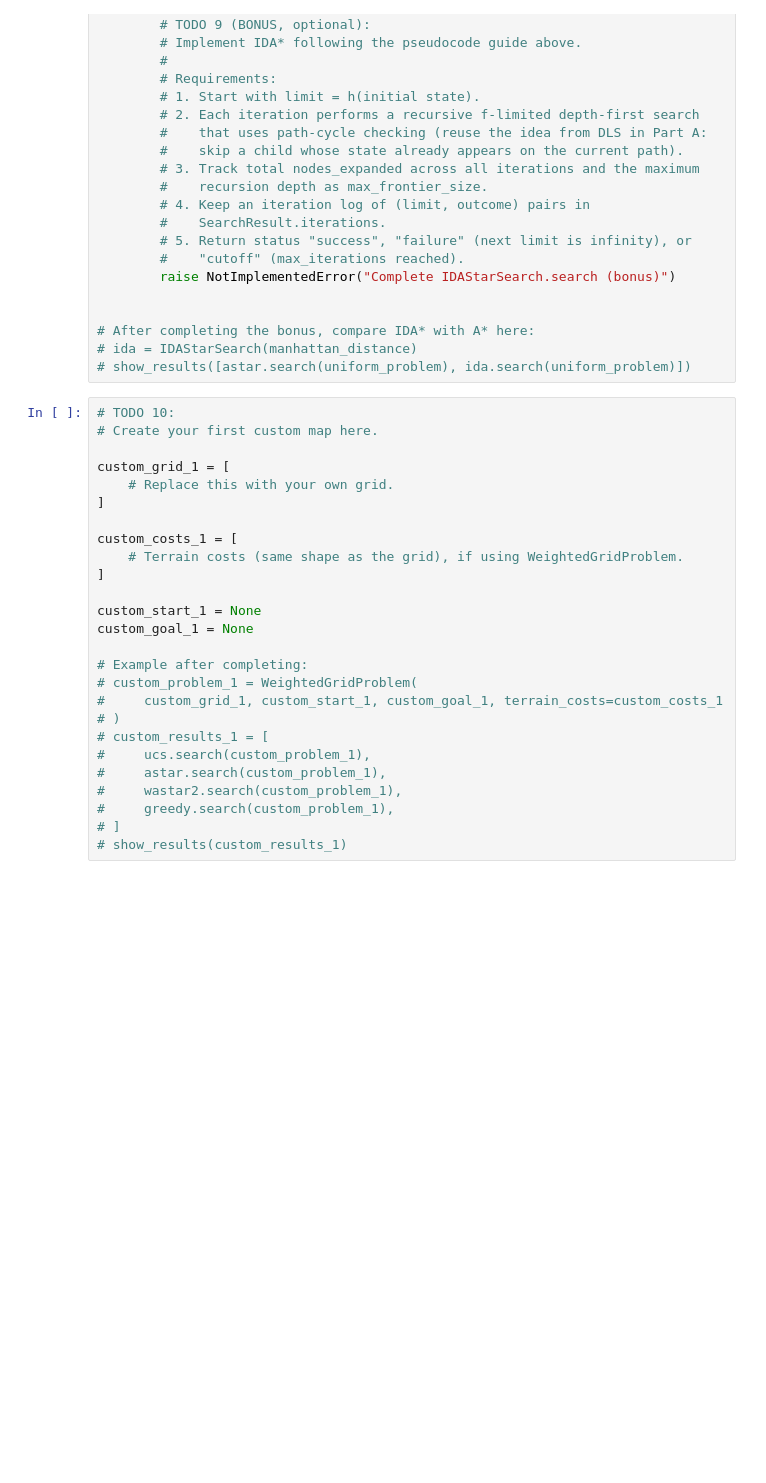
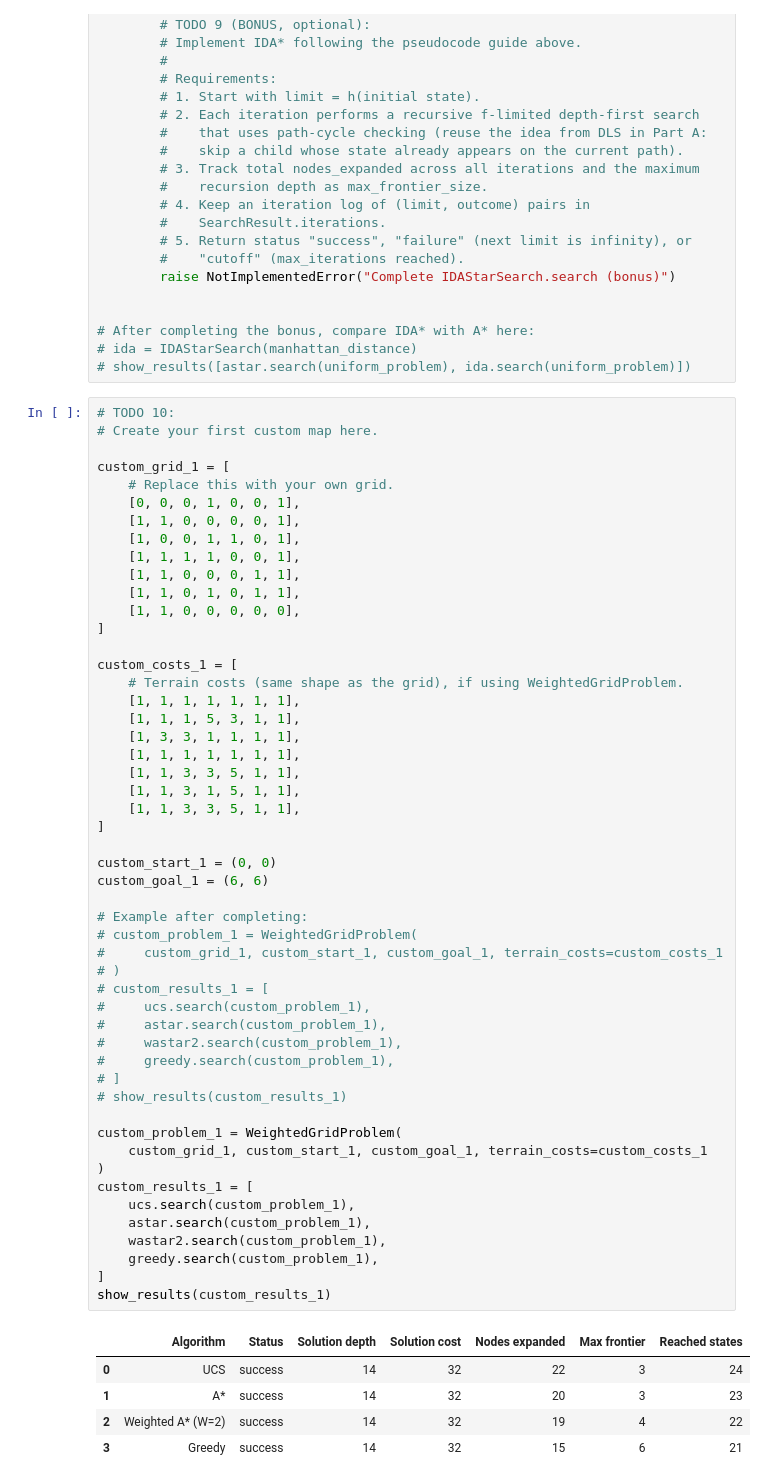
Before and after one commit to dbbarimah/ai-course-lab1, a Jupyter notebook: Lab_1_Part_B.ipynb, the cells around one changed output. Saved outputs shown, nothing was run; the diff lists cells and outputs as text; blank space fills up the shorter version.

```diff
--- a/Lab_1_Part_B.ipynb
+++ b/Lab_1_Part_B.ipynb
@@ -818,29 +819,60 @@ class IDAStarSearch(SearchAlgorithm):
 # %%
 # TODO 10:
 # Create your first custom map here.
 
 custom_grid_1 = [
     # Replace this with your own grid.
+    [0, 0, 0, 1, 0, 0, 1],
+    [1, 1, 0, 0, 0, 0, 1],
+    [1, 0, 0, 1, 1, 0, 1],
+    [1, 1, 1, 1, 0, 0, 1],
+    [1, 1, 0, 0, 0, 1, 1],
+    [1, 1, 0, 1, 0, 1, 1],
+    [1, 1, 0, 0, 0, 0, 0],
 ]
 
 custom_costs_1 = [
     # Terrain costs (same shape as the grid), if using WeightedGridProblem.
+    [1, 1, 1, 1, 1, 1, 1],
+    [1, 1, 1, 5, 3, 1, 1],
+    [1, 3, 3, 1, 1, 1, 1],
+    [1, 1, 1, 1, 1, 1, 1],
+    [1, 1, 3, 3, 5, 1, 1],
+    [1, 1, 3, 1, 5, 1, 1],
+    [1, 1, 3, 3, 5, 1, 1],
 ]
 
-custom_start_1 = None
-custom_goal_1 = None
+custom_start_1 = (0, 0)
+custom_goal_1 = (6, 6)
 
 # Example after completing:
 # custom_problem_1 = WeightedGridProblem(
 #     custom_grid_1, custom_start_1, custom_goal_1, terrain_costs=custom_costs_1
 # )
 # custom_results_1 = [
 #     ucs.search(custom_problem_1),
 #     astar.search(custom_problem_1),
 #     wastar2.search(custom_problem_1),
 #     greedy.search(custom_problem_1),
 # ]
 # show_results(custom_results_1)
+
+custom_problem_1 = WeightedGridProblem(
+    custom_grid_1, custom_start_1, custom_goal_1, terrain_costs=custom_costs_1
+)
+custom_results_1 = [
+    ucs.search(custom_problem_1),
+    astar.search(custom_problem_1),
+    wastar2.search(custom_problem_1),
+    greedy.search(custom_problem_1),
+]
+show_results(custom_results_1)
+# %% [output]
+|  | Algorithm | Status | Solution depth | Solution cost | Nodes expanded | Max frontier | Reached states |
+| 0 | UCS | success | 14 | 32 | 22 | 3 | 24 |
+| 1 | A* | success | 14 | 32 | 20 | 3 | 23 |
+| 2 | Weighted A* (W=2) | success | 14 | 32 | 19 | 4 | 22 |
+| 3 | Greedy | success | 14 | 32 | 15 | 6 | 21 |
 # %%
 # TODO 11:
 # Create your second custom map here.
```
Also changed, not shown: parts of 12 cells of this notebook.
